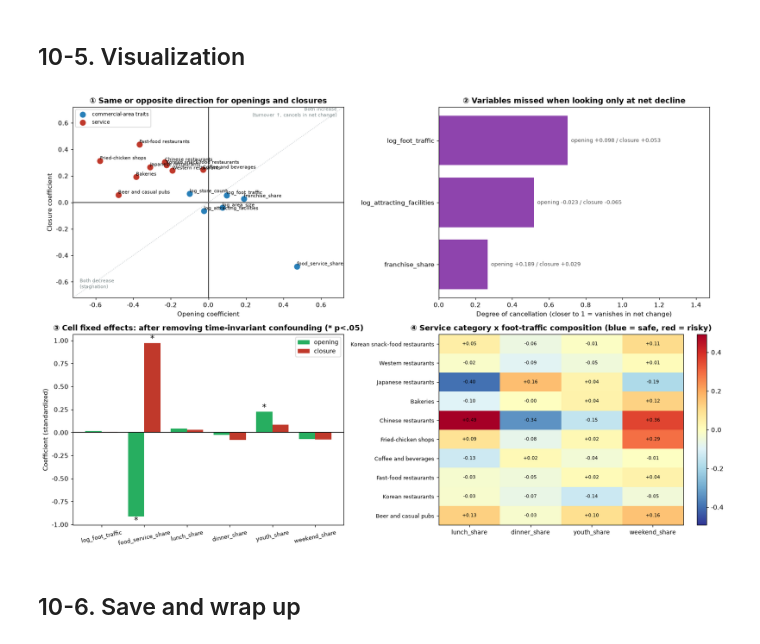
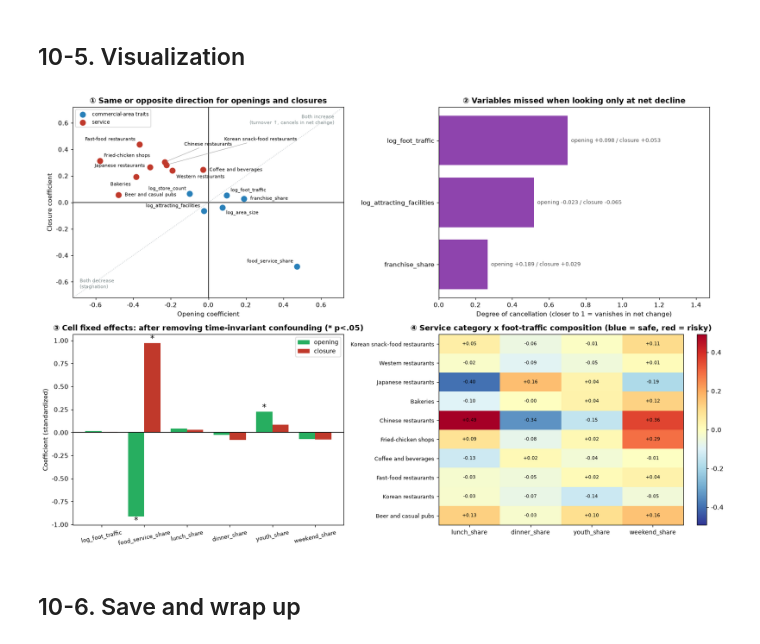
Before and after one commit to jiwoon-oh/seoul-closure-risk, a Jupyter notebook: src/step10_extended.ipynb, the cells around one changed output. Saved outputs shown, nothing was run; the diff lists cells and outputs as text; code cells hidden in the pictures.

```diff
--- a/src/step10_extended.ipynb
+++ b/src/step10_extended.ipynb
@@ -475,6 +475,7 @@ Note: interpret only combinations with a significant interaction p-value; they a
 # %% [markdown]
 ## 10-5. Visualization
 # %%
+from config import label_points
 fig, ax = plt.subplots(2, 2, figsize=(15, 10))
 
 # ① Opening vs closure coefficient scatter
@@ -485,14 +486,11 @@ lim = max(cmp2[["opening_coef", "closure_coef"]].abs().max()) * 1.25
 ax[0,0].plot([-lim, lim], [-lim, lim], ls=":", c="#bdc3c7", lw=1)
 ax[0,0].scatter(s["opening_coef"], s["closure_coef"], s=70, c="#2980b9", label="commercial-area traits", zorder=3)
 ax[0,0].scatter(sv["opening_coef"], sv["closure_coef"], s=70, c="#c0392b", label="service", zorder=3)
-for i, r in cmp2.iterrows():
-    ax[0,0].annotate(i.replace("svc_", ""), (r["opening_coef"], r["closure_coef"]),
-                     fontsize=7.5, ha="left", va="bottom")
 ax[0,0].set_xlim(-lim, lim); ax[0,0].set_ylim(-lim, lim)
 ax[0,0].set_xlabel("Opening coefficient"); ax[0,0].set_ylabel("Closure coefficient")
 ax[0,0].set_title("① Same or opposite direction for openings and closures", weight="bold")
 ax[0,0].legend(fontsize=8)
-ax[0,0].text(lim*.95, lim*.9, "Both increase\n(turnover ↑, cancels in net change)",
+ax[0,0].text(lim*.93, lim*.82, "Both increase\n(turnover ↑, cancels in net change)",
              fontsize=7.5, ha="right", color="#7f8c8d")
 ax[0,0].text(-lim*.95, -lim*.9, "Both decrease\n(stagnation)", fontsize=7.5, ha="left", color="#7f8c8d")
 
@@ -511,34 +509,39 @@ x = np.arange(len(TV_FE)); w = .38
 ax[1,0].bar(x - w/2, fe["opening_coef"], w, label="opening", color="#27ae60")
 ax[1,0].bar(x + w/2, fe["closure_coef"], w, label="closure", color="#c0392b")
 for k, v in enumerate(TV_FE):
     for off_, col in [(-w/2, "opening_p"), (w/2, "closure_p")]:
         if fe.loc[v, col] < .05:
             yv = fe.loc[v, col.replace("_p", "_coef")]
             ax[1,0].text(x[k] + off_, yv, "*", ha="center",
                          va="bottom" if yv > 0 else "top", fontsize=13)
 ax[1,0].axhline(0, c="k", lw=1)
 ax[1,0].set_xticks(x); ax[1,0].set_xticklabels(TV_FE, fontsize=8.5, rotation=12)
 ax[1,0].set_ylabel("Coefficient (standardized)")
 ax[1,0].set_title("③ Cell fixed effects: after removing time-invariant confounding (* p<.05)", weight="bold")
 ax[1,0].legend(fontsize=9)
 
 # ④ Service category x composition heatmap
 hm = grid[INTER]
 im = ax[1,1].imshow(hm.values, cmap="RdYlBu_r", aspect="auto",
                     vmin=-np.abs(hm.values).max(), vmax=np.abs(hm.values).max())
 ax[1,1].set_xticks(range(len(INTER))); ax[1,1].set_xticklabels(INTER, fontsize=9)
 ax[1,1].set_yticks(range(len(hm))); ax[1,1].set_yticklabels(hm.index, fontsize=8.5)
 for i in range(hm.shape[0]):
     for j in range(hm.shape[1]):
         ax[1,1].text(j, i, f"{hm.values[i,j]:+.2f}", ha="center", va="center", fontsize=7.5)
 ax[1,1].set_title("④ Service category x foot-traffic composition (blue = safe, red = risky)", weight="bold")
 fig.colorbar(im, ax=ax[1,1], fraction=.046)
 
 plt.tight_layout()
+label_points(ax[0,0], cmp2["opening_coef"].to_numpy(), cmp2["closure_coef"].to_numpy(),
+             [i.replace("svc_", "") for i in cmp2.index],
+             fixed={"Coffee and beverages": (10, 0, "left", "center"), "Japanese restaurants": (-8, 2, "right", "center"), "Bakeries": (-8, -8, "right", "top"),
+                    "Western restaurants": (6, -6, "left", "top"), "Chinese restaurants": (30, 24, "left", "bottom"),
+                    "Korean snack-food restaurants": (90, 36, "left", "bottom")}, dpi=130)
 plt.savefig(FIG / "step10_extended.png", dpi=130)
 plt.show()
 # %% [output]
-[figure, old version]
+[figure, new version]
 # %% [markdown]
 ## 10-6. Save and wrap up
 # %%
```
Also changed, not shown: 18 other files.
